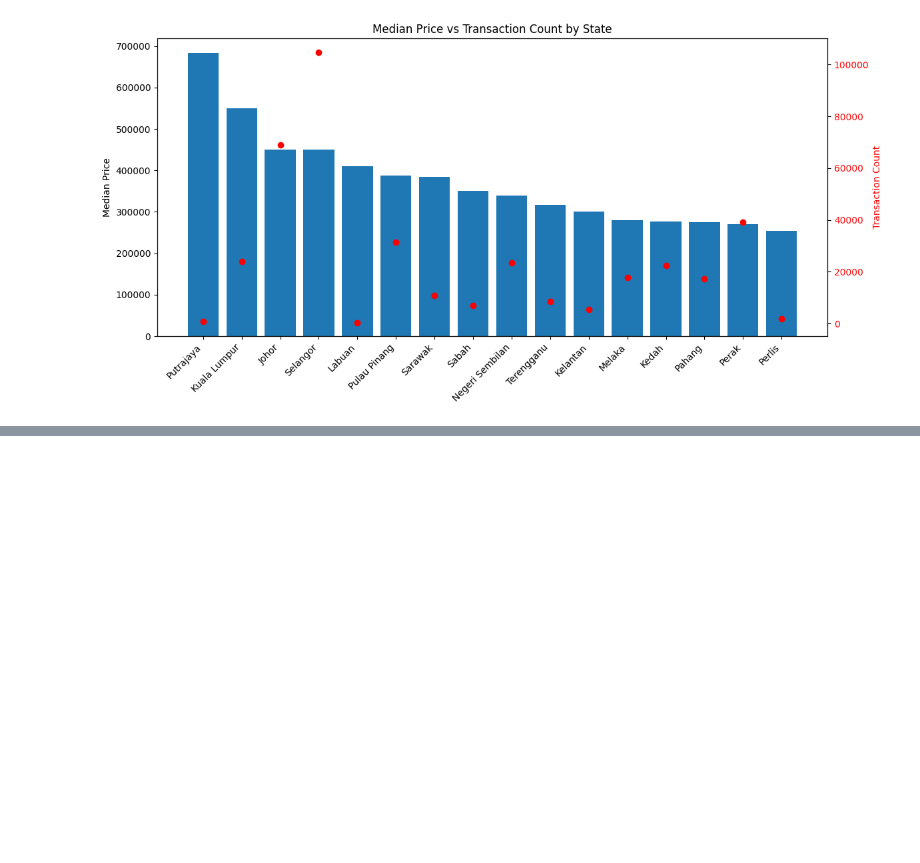
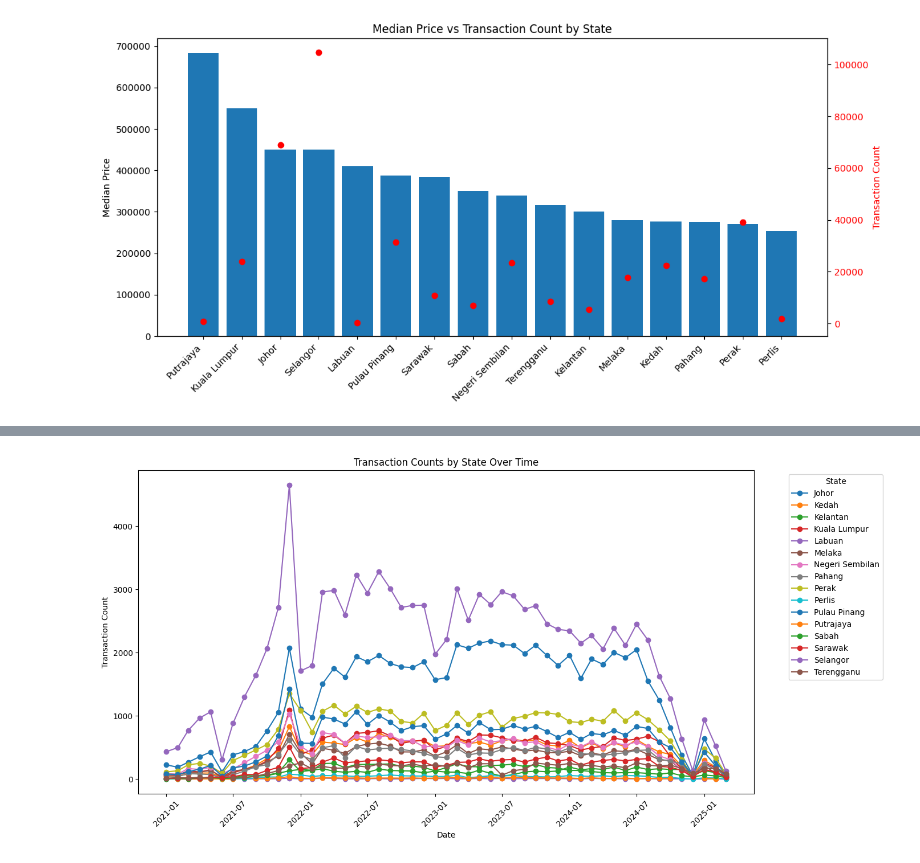
Before and after one commit to AhmadFaisalAhmadSazali/property_transaction_malaysia, a Jupyter notebook: explore.ipynb, the cells around one changed output, grey strips where cells are left out. Cells and saved outputs as stored; diff of their text form; code cells hidden in the pictures; blank space fills up the shorter version.

```diff
--- a/explore.ipynb
+++ b/explore.ipynb
@@ -227,0 +280,17 @@ plt.show()
+# %%
+transaction_count_state_date = data.groupby(["date","state"], as_index=False).count()[["date","state","price"]]
+pivot_data = transaction_count_state_date.pivot(index="date", columns="state", values="price")
+
+plt.figure(figsize=(14,7))
+for state in pivot_data.columns:
+    plt.plot(pivot_data.index, pivot_data[state], marker="o", label=state)
+
+plt.xlabel("Date")
+plt.ylabel("Transaction Count")
+plt.title("Transaction Counts by State Over Time")
+plt.xticks(rotation=45)
+plt.legend(title="State", bbox_to_anchor=(1.05, 1), loc="upper left")
+plt.tight_layout()
+plt.show()
+# %% [output]
+[figure, added]
```
Also changed, not shown: parts of 14 cells of this notebook, 1 other file.
